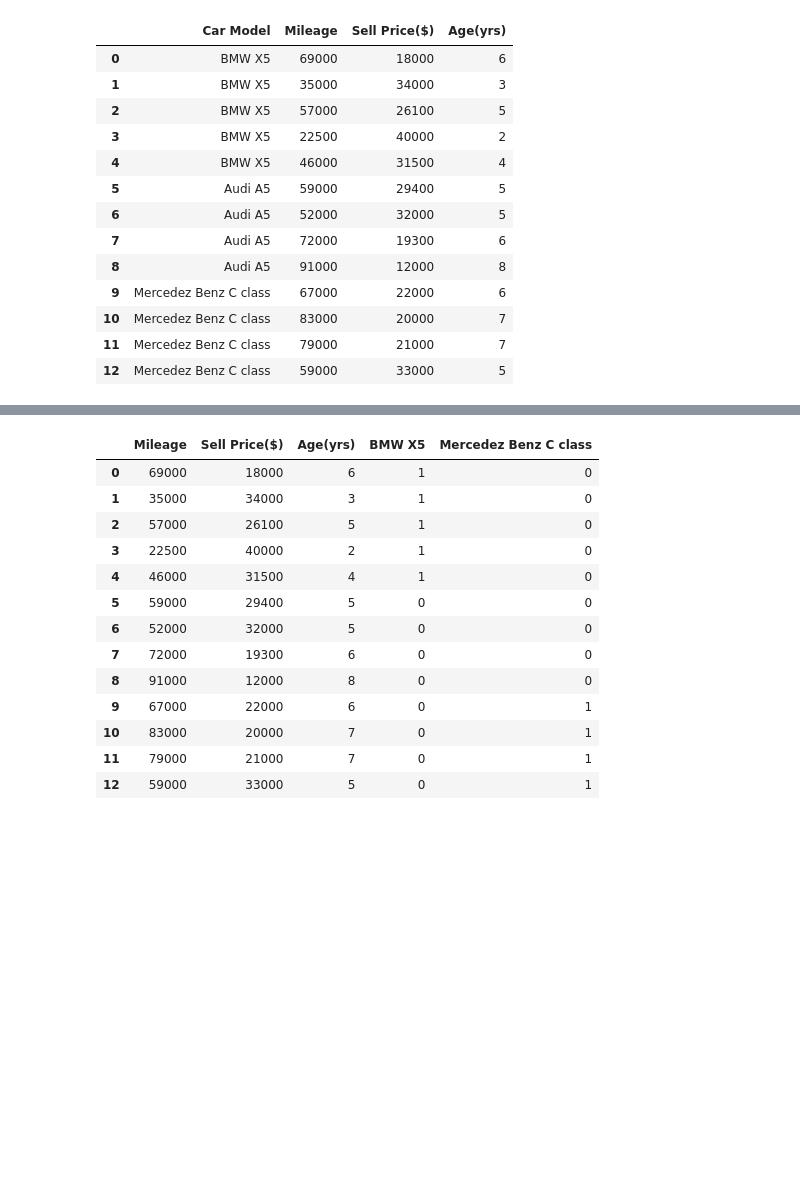
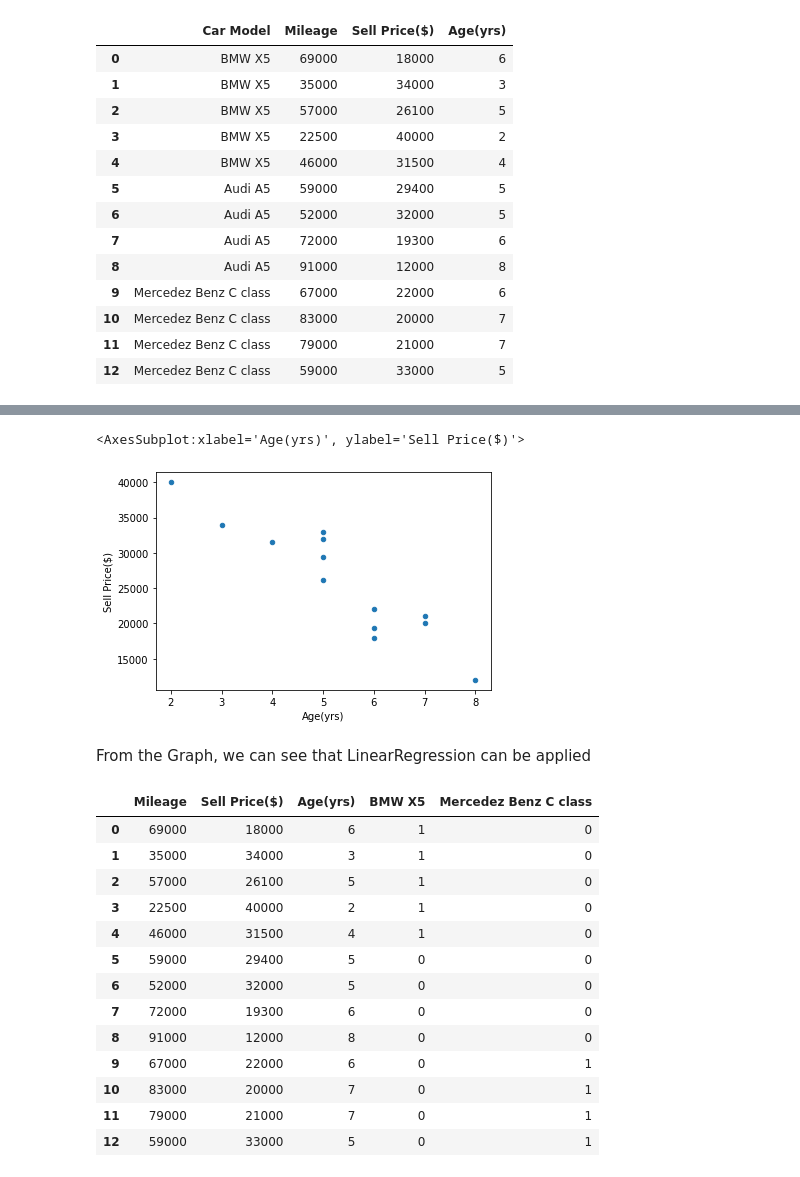
Before and after one commit to codernayeem/py, a Jupyter notebook: ML/5_one_hot_encoding/Exercise/exercise_one_hot_encoding.ipynb, the cells around one changed output, grey strips where cells are left out. Drawn from its saved outputs; the diff is of its cells as text; code cells hidden in the pictures; blank space fills up the shorter version.

```diff
--- a/ML/5_one_hot_encoding/Exercise/exercise_one_hot_encoding.ipynb
+++ b/ML/5_one_hot_encoding/Exercise/exercise_one_hot_encoding.ipynb
@@ -20,3 +25,10 @@ df
+# %%
+df.plot.scatter('Age(yrs)', 'Sell Price($)')
+# %% [output]
+<AxesSubplot:xlabel='Age(yrs)', ylabel='Sell Price($)'>
+[figure, added]
+# %% [markdown]
+From the Graph, we can see that LinearRegression can be applied
 # %%
 df = pd.get_dummies(df, drop_first=True, prefix='', prefix_sep='')
 df
```
Also changed, not shown: parts of 1 cell of this notebook.
